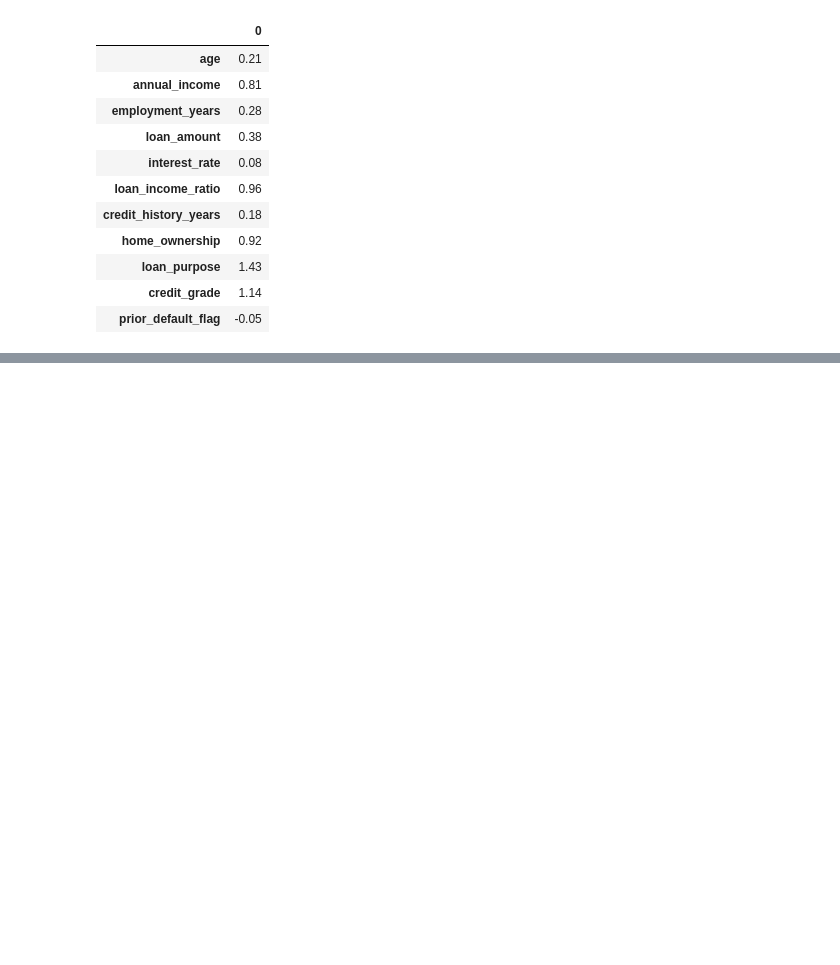
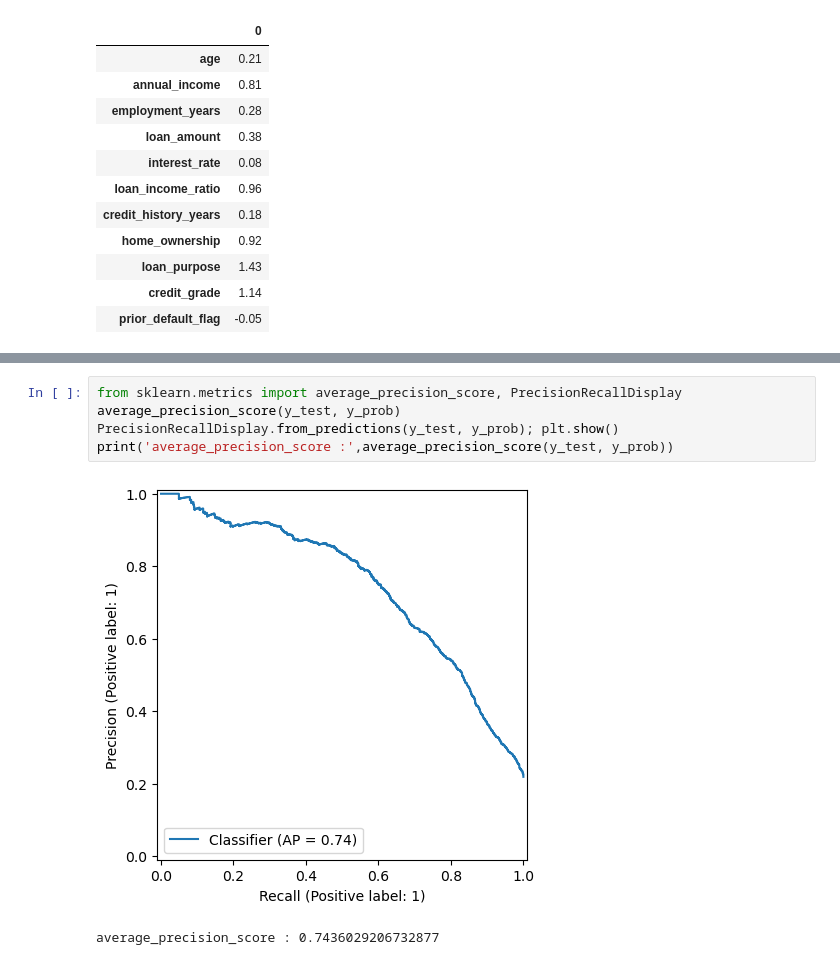
Before and after one commit to manish-singh-deswal/credit-risk-application-scorecard, a Jupyter notebook: 02_notebooks/model.ipynb, the cells around one changed output, grey strips where cells are left out. Drawn from its saved outputs; the diff is of its cells as text; blank space fills up the shorter version.

```diff
--- a/02_notebooks/model.ipynb
+++ b/02_notebooks/model.ipynb
@@ -521,0 +616,8 @@ pd.DataFrame(index=X_train_woe.columns,data=np.round(logistic_regression_model.c
+# %%
+from sklearn.metrics import average_precision_score, PrecisionRecallDisplay
+average_precision_score(y_test, y_prob)
+PrecisionRecallDisplay.from_predictions(y_test, y_prob); plt.show()
+print('average_precision_score :',average_precision_score(y_test, y_prob))
+# %% [output]
+[figure, added]
+average_precision_score : 0.7436029206732877
```
Also changed, not shown: parts of 22 cells of this notebook.
